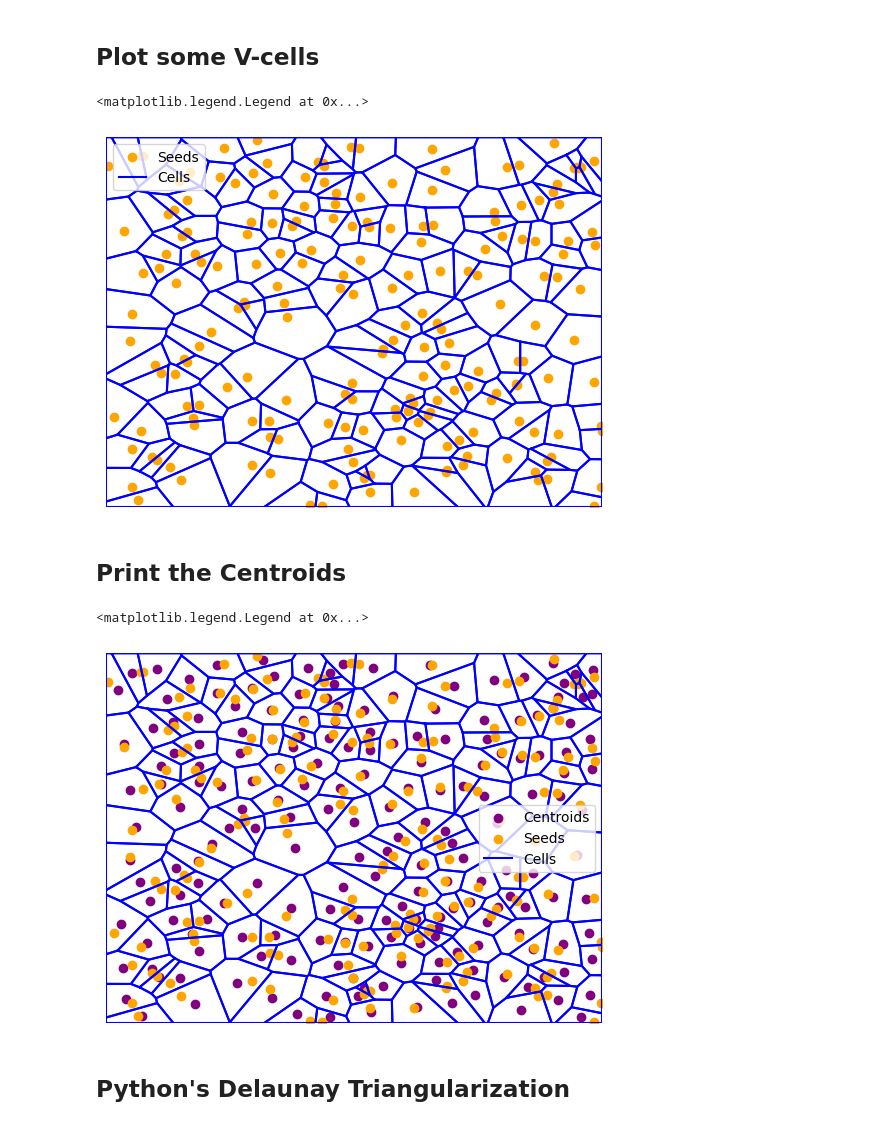
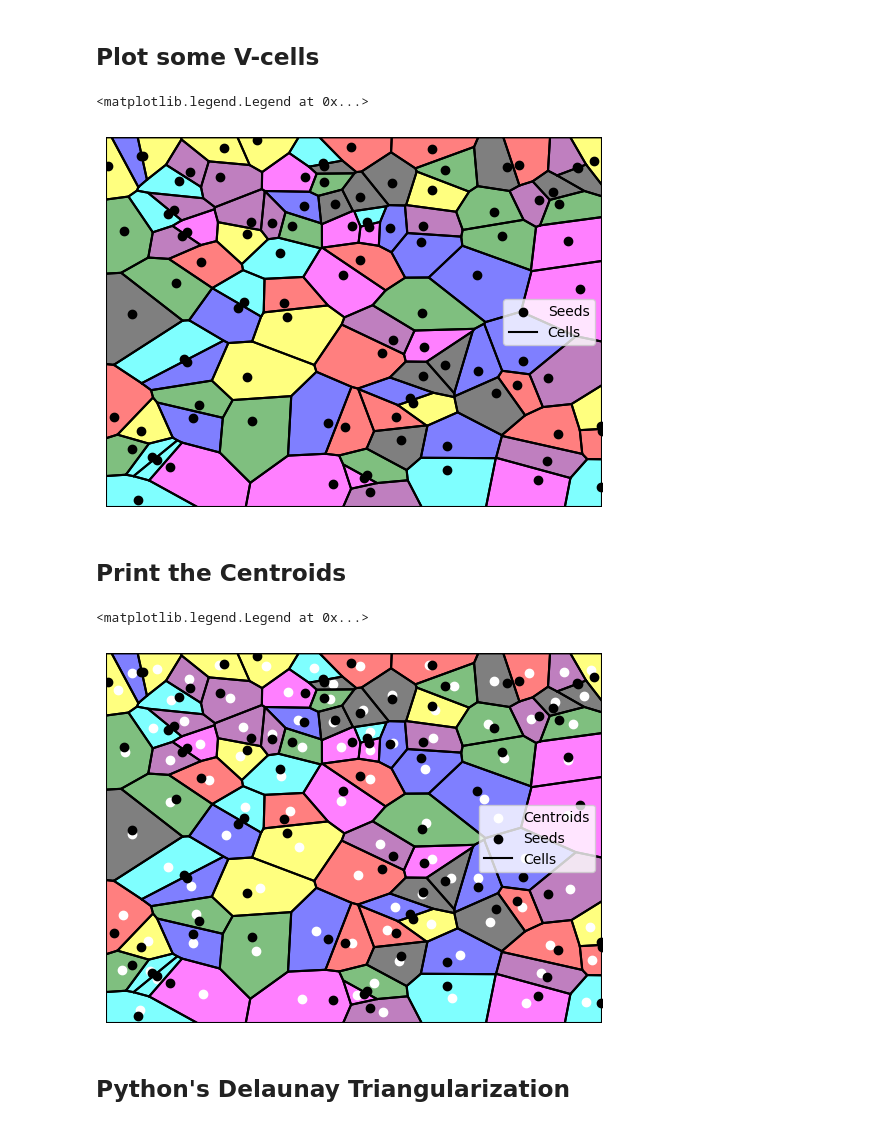
Before and after one commit to SVD1221/Fall26DirectedStudy, a Jupyter notebook: Fall26DirectedStudy/voronoi_tesselation/Visualize_Voro.ipynb, the cells around one changed output. Cells and saved outputs as stored; diff of their text form; code cells hidden in the pictures.

Commit message:
functions for V-cells

```diff
--- a/Fall26DirectedStudy/voronoi_tesselation/Visualize_Voro.ipynb
+++ b/Fall26DirectedStudy/voronoi_tesselation/Visualize_Voro.ipynb
@@ -46,0 +29,26 @@ for i in range(len(fileString)):
+# %%
+def get_Voronoi_Cells_from_File(filename):
+    file = open(filename)
+    fileString = file.read().split("\n")
+    file.close()
+    Cells = {}
+    for i in range(len(fileString) - 1):
+
+        # Retrieve seed ID, seed location, and vertices from output file
+        cell_string = fileString[i].split()
+        seed_ID = int(cell_string[0])   # seed ID
+        seed_loc = np.array([float(cell_string[1]), float(cell_string[2])])     # seed location
+        vertices = []
+        for j in range(3, len(cell_string)):
+            vertex = [float(x) for x in cell_string[j][1:-1].split(",")]
+            vertices.append(vertex)
+        vertices = np.array(vertices)   # vertices that bound the region
+
+        #  Sort vertices in traversal order
+        angles = np.arctan2(vertices[:, 1] - seed_loc[1], vertices[:, 0] - seed_loc[0])
+        vertices = vertices[np.argsort(angles)]
+        vertices = np.vstack([vertices, vertices[0]])
+
+        # Add to dictionary
+        Cells[seed_ID] = {"seed": seed_loc, "vertices": np.column_stack(vertices)}
+    return Cells
@@ -47,15 +64,18 @@ for i in range(len(fileString)):
 # %%
+Cells = get_Voronoi_Cells_from_File("output/cellID_loc_vert.txt")
 fig, ax = plt.subplots()
-ax.scatter(Seeds[0], Seeds[1], color="orange")
-for i in range(len(cells) - 1):
-    A = np.column_stack(cells[i])
-    ax.plot(A[0], A[1], color="blue")
+colors = ["blue", "green", "red", "purple", "cyan", "magenta", "yellow", "black"]
+for seed_ID, data in Cells.items():
+    seed_loc, vertices = data['seed'], data['vertices']
+    ax.scatter(seed_loc[0], seed_loc[1], color="black", zorder=2)
+    ax.plot(vertices[0], vertices[1], color="black")
+    ax.fill(vertices[0], vertices[1], color=colors[seed_ID % len(colors)], alpha=0.5)
 ax.set_xlim(domain_X)
 ax.set_ylim(domain_Y)
 ax.set_axis_off()
 ax.legend(["Seeds", "Cells"])
 # %% [output]
 <matplotlib.legend.Legend at 0x...>
-[figure, old version]
+[figure, new version]
 # %% [markdown]
 ## Print the Centroids
@@ -76,17 +94,20 @@ Centroids = np.column_stack(centroids)
 # %%
+Cells = get_Voronoi_Cells_from_File("output/cellID_loc_vert.txt")
+Centroids = get_Centroids_from_File("output/centroids.txt")
 fig, ax = plt.subplots()
-ax.scatter(Centroids[0], Centroids[1], color="purple")
-ax.scatter(Seeds[0], Seeds[1], color="orange")
-for i in range(len(cells) - 1):
-    A = np.column_stack(cells[i])
-    ax.plot(A[0], A[1], color="blue")
+ax.scatter(Centroids[0], Centroids[1], color="white", zorder=2)
+for seed_ID, data in Cells.items():
+    seed_loc, vertices = data['seed'], data['vertices']
+    ax.scatter(seed_loc[0], seed_loc[1], color="black", zorder=2)
+    ax.plot(vertices[0], vertices[1], color="black", zorder=2)
+    ax.fill(vertices[0], vertices[1], color=colors[seed_ID % len(colors)], alpha=0.5)
 ax.set_xlim(domain_X)
 ax.set_ylim(domain_Y)
 ax.set_axis_off()
 ax.legend(["Centroids", "Seeds", "Cells"])
 # %% [output]
 <matplotlib.legend.Legend at 0x...>
-[figure, old version]
+[figure, new version]
 # %% [markdown]
 ## Python's Delaunay Triangularization
 # %%
```
Also changed, not shown: parts of 10 cells of this notebook, 5 other files.
